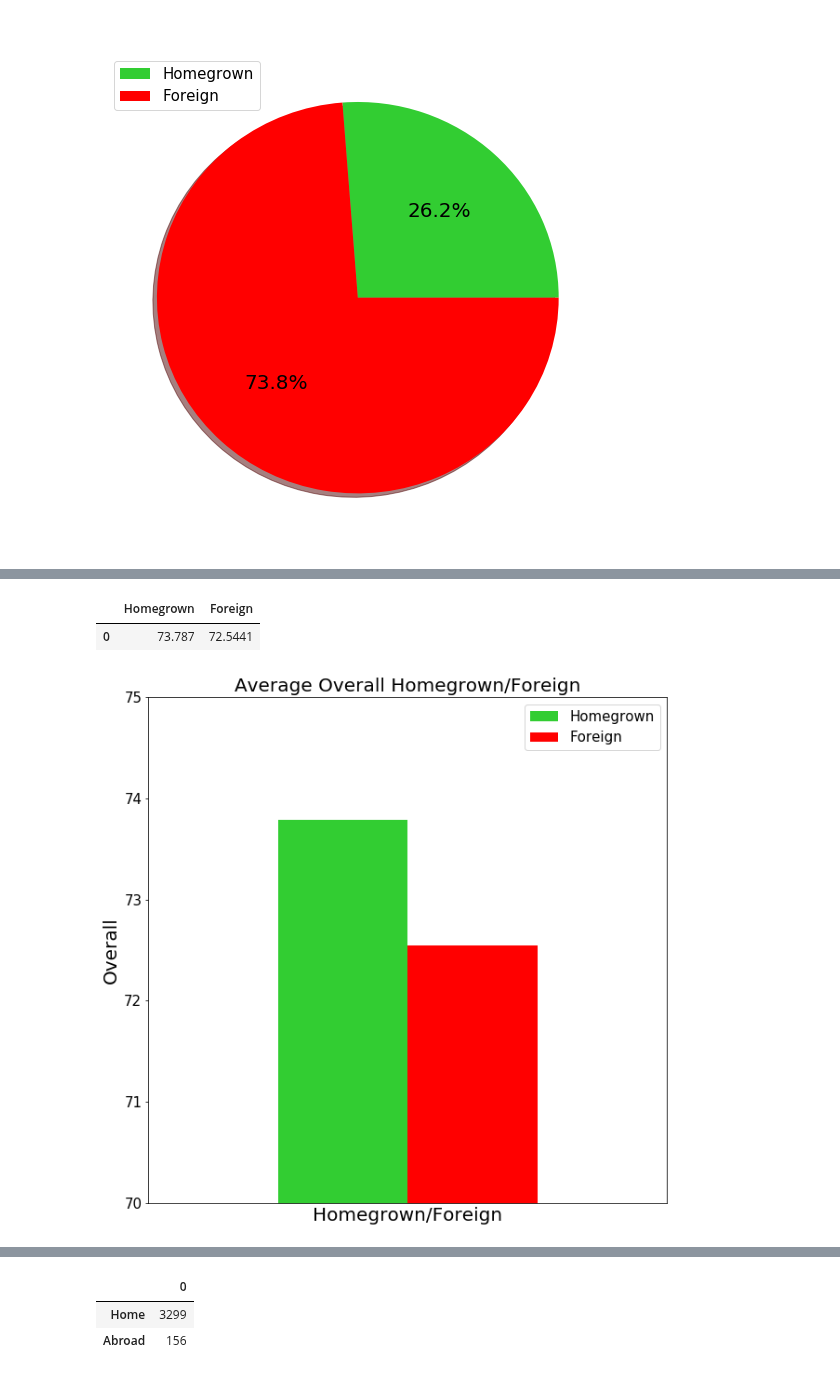
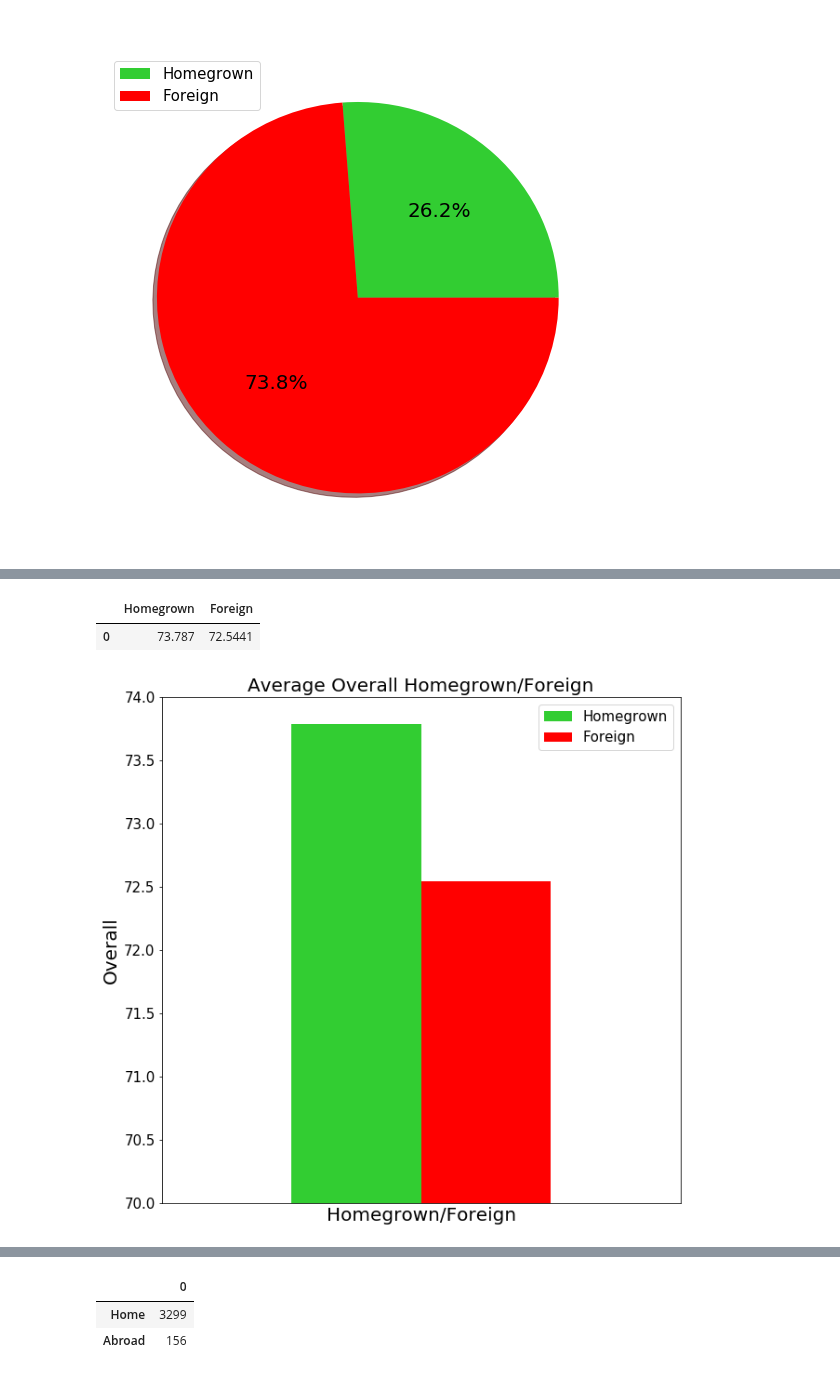
Before and after one commit to markkennedy3/Fifa-vs-Real-Life, a Jupyter notebook: notebooks/analysis/600_RQ2_Analysis_1.ipynb, the cells around one changed output, grey strips where cells are left out. Cells and saved outputs as stored; diff of their text form; code cells hidden in the pictures.

```diff
--- a/notebooks/analysis/600_RQ2_Analysis_1.ipynb
+++ b/notebooks/analysis/600_RQ2_Analysis_1.ipynb
@@ -101,22 +137,25 @@ ForeignOverall = Foreign['overall'].mean()
 # %%
+HomegrownOverall = Homegrown['overall'].mean()
+ForeignOverall = Foreign['overall'].mean()
+
 HFOverall = pd.DataFrame(columns = ["Homegrown", "Foreign"])
 HFOverall.set_value(0,'Homegrown',HomegrownOverall)
 HFOverall.set_value(0,'Foreign',ForeignOverall)
 
 mpl.rcParams['font.size'] = 15
 axis_size=20
 color = ['limegreen','r']
 fig = plt.figure(figsize=(10,10))
 ax0 = plt.subplot()
-ax0.set_ylim([70,75])
+ax0.set_ylim([70,74])
 ax0.set_ylabel('Overall',size=axis_size)
 ax0.set_xlabel('Homegrown/Foreign',size=axis_size)
 ax0.set_title('Average Overall Homegrown/Foreign',size=20)
 HFOverall.plot(ax=ax0,kind='bar',color=color)
 plt.xticks([])
 
 HFOverall
 # %% [output]
 |  | Homegrown | Foreign |
 | 0 | 73.787 | 72.5441 |
-[figure, old version]
+[figure, new version]
```
Also changed, not shown: parts of 31 cells of this notebook.
